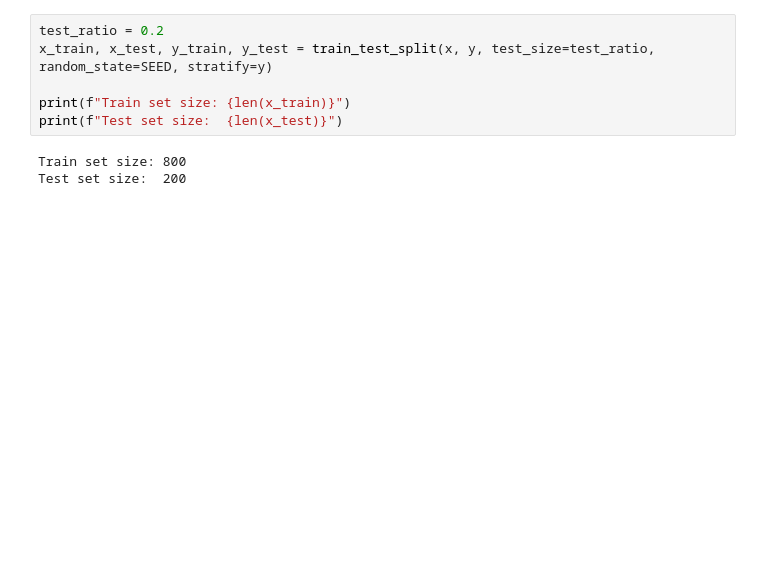
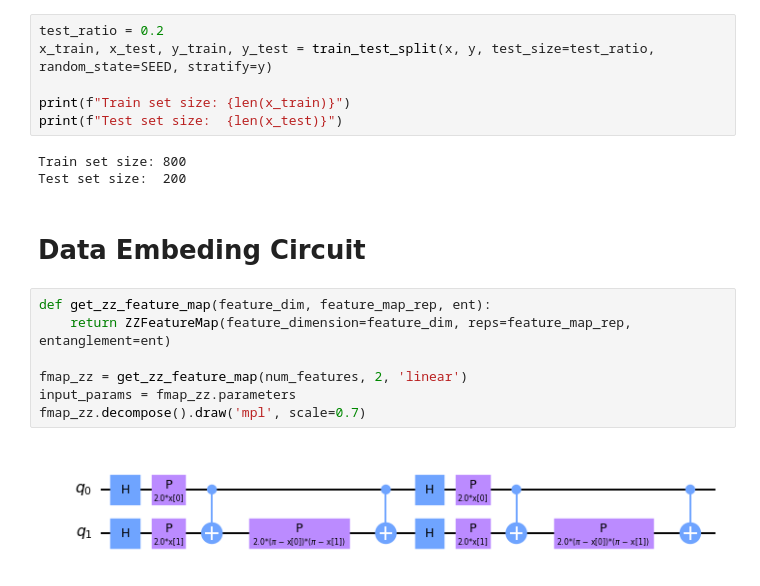
Before and after one commit to QSciTech-QuantumBC-Workshop/save-quantum, a Jupyter notebook: topo_classifier_project.ipynb, the cells around one changed output. Drawn from its saved outputs; the diff is of its cells as text; blank space fills up the shorter version.

```diff
--- a/topo_classifier_project.ipynb
+++ b/topo_classifier_project.ipynb
@@ -113,3 +146,14 @@ print(f"Test set size:  {len(x_test)}")
 # %% [output]
 Train set size: 800
 Test set size:  200
+# %% [markdown]
+# Data Embeding Circuit
+# %%
+def get_zz_feature_map(feature_dim, feature_map_rep, ent):
+    return ZZFeatureMap(feature_dimension=feature_dim, reps=feature_map_rep, entanglement=ent)
+
+fmap_zz = get_zz_feature_map(num_features, 2, 'linear')
+input_params = fmap_zz.parameters
+fmap_zz.decompose().draw('mpl', scale=0.7)
+# %% [output]
+[figure, added]
```
Also changed, not shown: parts of 38 cells of this notebook.
